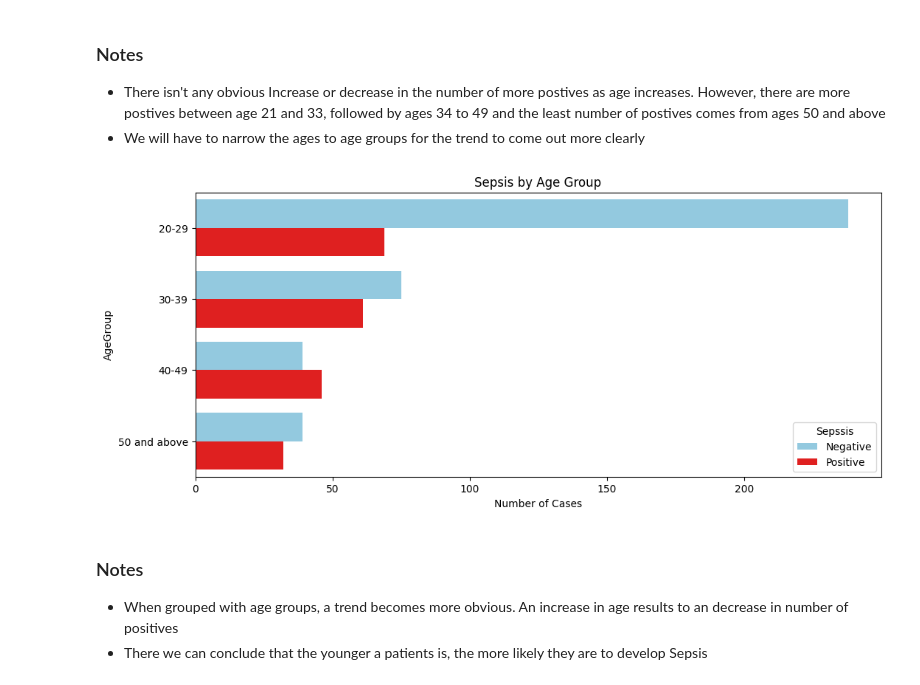
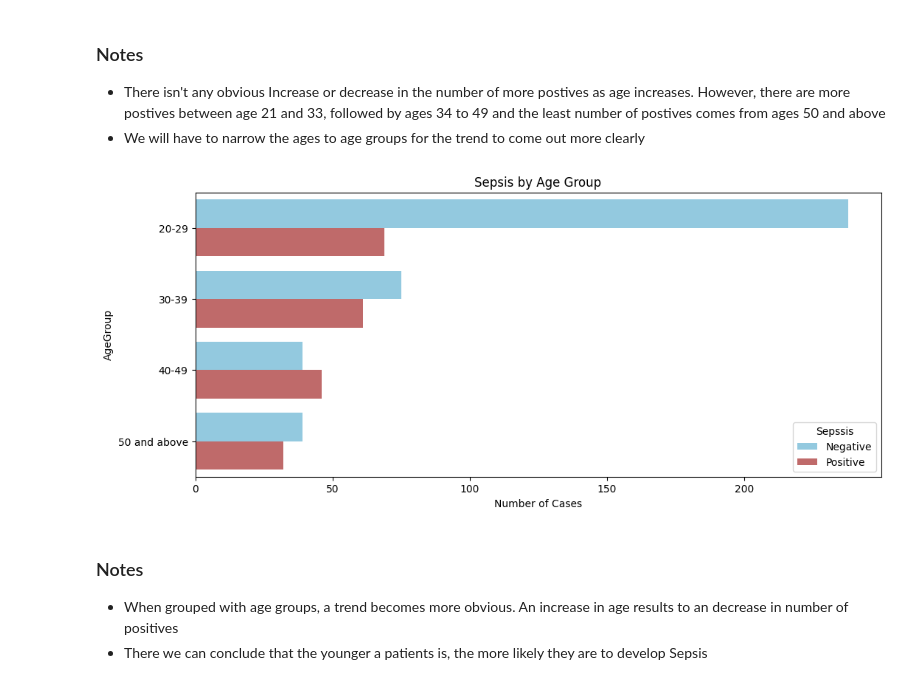
Before and after one commit to murithidenisgitobu/Sepsis-Predictor, a Jupyter notebook: Notebook.ipynb, the cells around one changed output. Saved outputs shown, nothing was run; the diff lists cells and outputs as text; code cells hidden in the pictures.

```diff
--- a/Notebook.ipynb
+++ b/Notebook.ipynb
@@ -214,22 +214,22 @@ ax = sns.barplot(positive_sepsis_by_age, x='Age', y='Count', label='Positive Sep
 # %%
 # Define age bins and labels
 bins = [20, 30, 40, 50, float('inf')]
 labels = ['20-29', '30-39', '40-49', '50 and above']
 
 # Copy the df
 df_copy = df.copy()
 
 # Create age groups
 df_copy['AgeGroup'] = pd.cut(df['Age'], bins=bins, labels=labels, right=False)
 age_group_sepsis = df_copy.groupby(['AgeGroup', 'Sepssis'])['Sepssis'].size().reset_index(name='Number of Cases')
 
 # PLot the grouped data
 plt.figure(figsize=(12, 5))
-sns.barplot(x='Number of Cases', y='AgeGroup', hue='Sepssis', data=age_group_sepsis, palette=['skyblue', 'red'],)
+sns.barplot(x='Number of Cases', y='AgeGroup', hue='Sepssis', data=age_group_sepsis, palette=['skyblue', 'indianred'],)
 plt.title('Sepsis by Age Group')
 plt.show()
 # %% [output]
-[figure, old version]
+[figure, new version]
 # %% [markdown]
 ### Notes
 - When grouped with age groups, a trend becomes more obvious. An increase in age results to an decrease in number of positives
```
Also changed, not shown: parts of 13 cells of this notebook.
